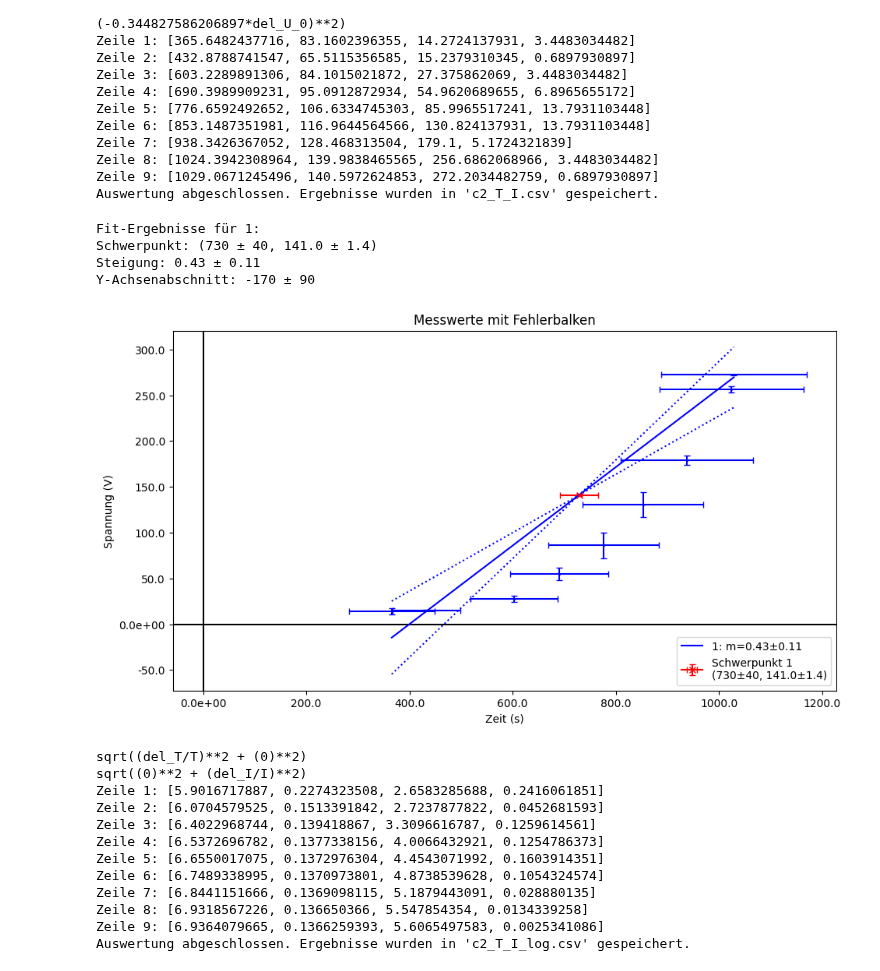
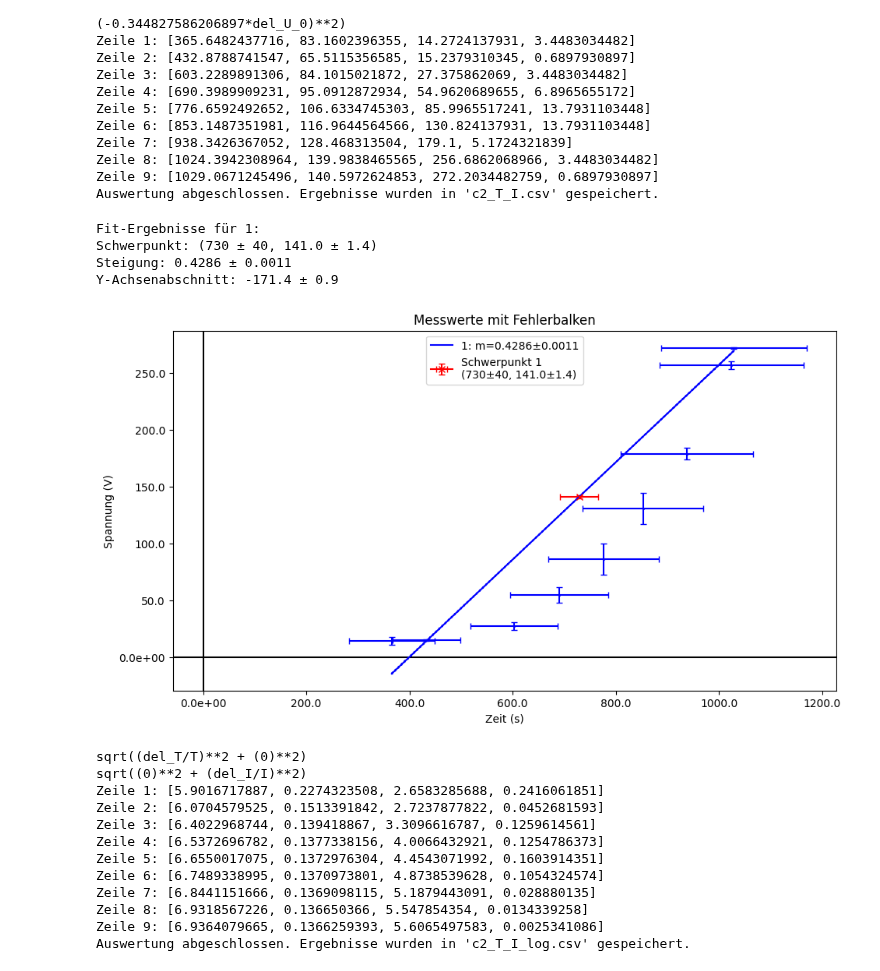
Before and after one commit to Patrixon0/data-analysis-plotting-tool, a Jupyter notebook: P3/Theo_Patrick/372/372_main.ipynb, the cells around one changed output. Drawn from its saved outputs; the diff is of its cells as text; code cells hidden in the pictures.

```diff
--- a/P3/Theo_Patrick/372/372_main.ipynb
+++ b/P3/Theo_Patrick/372/372_main.ipynb
@@ -261,36 +262,36 @@ Auswertung abgeschlossen. Ergebnisse wurden in 'c2_T_I.csv' gespeichert.
 # %%
 # phi/A gegen T zur Kontrolle
 
 geraden_fit(
     exp_nr='',
-    file_n='c2_T_I.txt',
+    file_n='c2_T_I.csv',
     # title=r'Abb. 3: Aufgabe c) Leistung $\phi / A$ gegen $1/r^3$',
     # y_label=r'Leistung $\phi / A$ in [$\text{W} / \text{m}^2$]',
     # x_label=r'$r^{-3}$ [$\text{mm}^{-3}$]',
     # save=True,
     length=11,
     height=6,
     # x_axis=0,
     # y_axis=0,
     # x_major_ticks=50,   # Hauptticks alle 10 Einheiten
     # x_minor_ticks=10,    # Nebenticks alle 1 Einheit
     # y_major_ticks=0.2,
     # y_minor_ticks=0.05,
     legendlocation='best',
     # y_labels=['Messung'],  # Provide labels for each dataset
     # y_markers=['o'],       # Optional: specify markers
     y_colors=['blue'], # Optional: specify colors
     x_decimal_places=0,
     y_decimal_places=1,
     plot_errors =  True,
     size = 1.3
 )
 # %% [output]
 Fit-Ergebnisse für 1:
 Schwerpunkt: (730 ± 40, 141.0 ± 1.4)
-Steigung: 0.43 ± 0.11
-Y-Achsenabschnitt: -170 ± 90
+Steigung: 0.4286 ± 0.0011
+Y-Achsenabschnitt: -171.4 ± 0.9
-[figure, old version]
+[figure, new version]
 # %%
 # log anwenden
 
```
Also changed, not shown: parts of 6 cells of this notebook, 10 other files.
